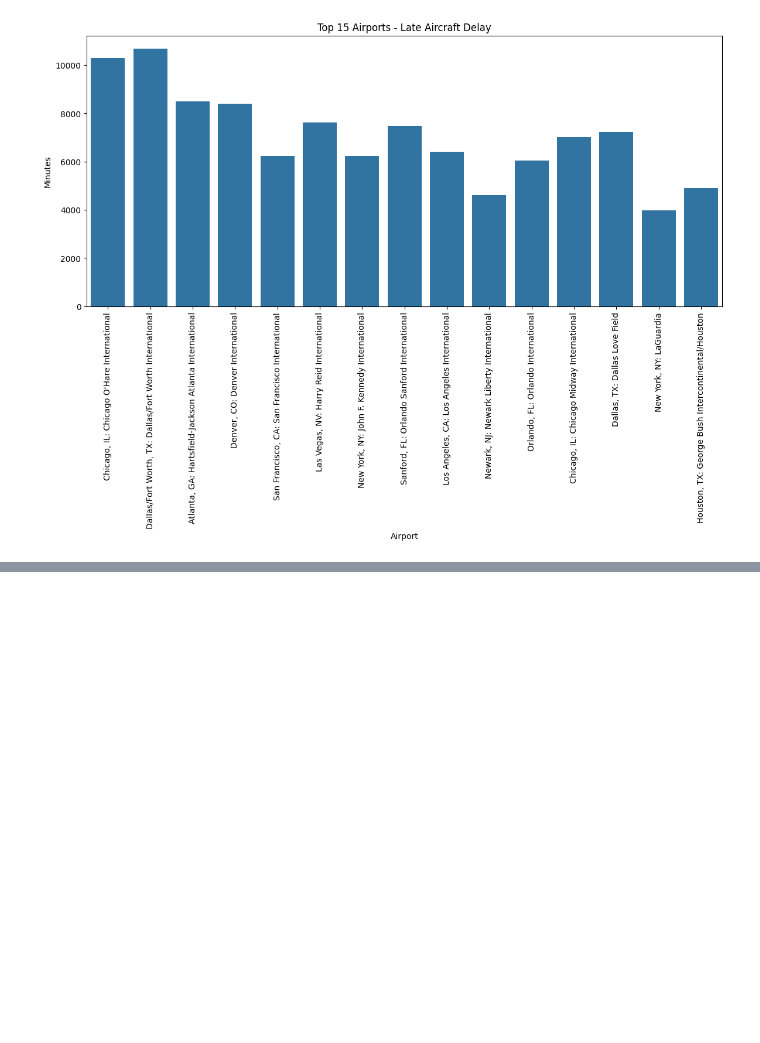
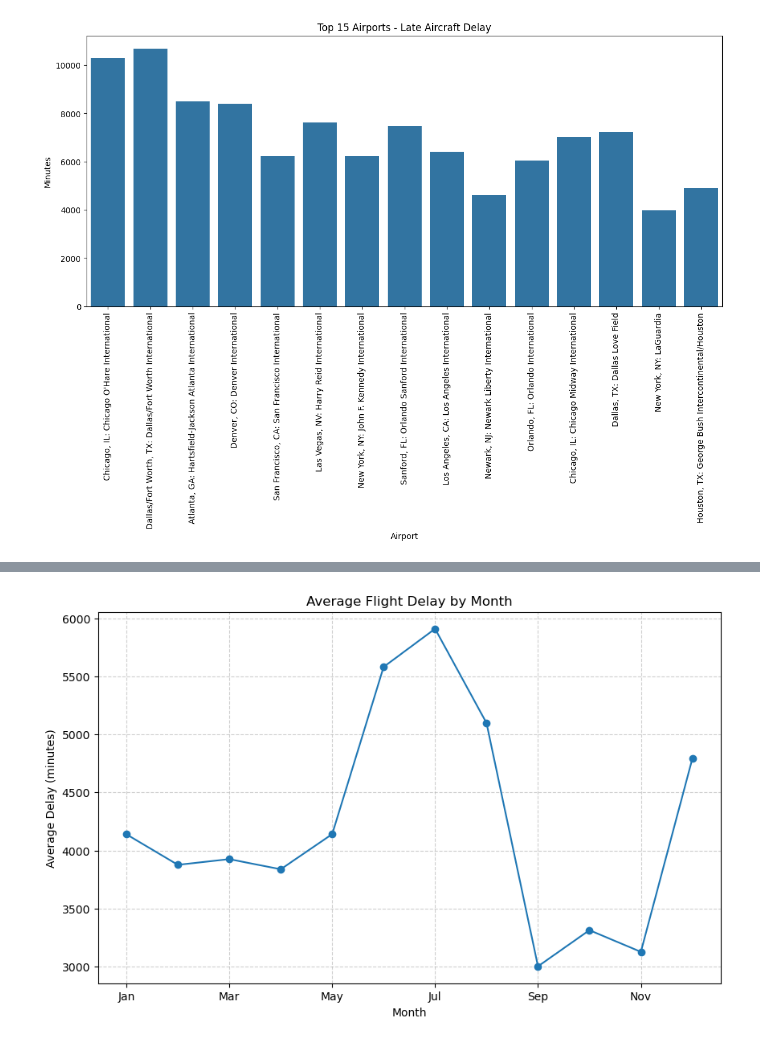
Before and after one commit to rayyan448/flight-delay-analysis, a Jupyter notebook: flight_analysis.ipynb, the cells around one changed output, grey strips where cells are left out. Saved outputs shown, nothing was run; the diff lists cells and outputs as text; code cells hidden in the pictures; blank space fills up the shorter version.

```diff
--- a/flight_analysis.ipynb
+++ b/flight_analysis.ipynb
@@ -791,0 +866,25 @@ plt.show()
+# %%
+import pandas as pd
+import matplotlib.pyplot as plt
+
+# Load dataset
+df = pd.read_csv("Airline_Delay_Cause.csv")
+
+# Create a datetime index from year + month
+df["DATE"] = pd.to_datetime(df["year"].astype(str) + "-" + df["month"].astype(str) + "-01")
+df.set_index("DATE", inplace=True)
+
+# Group by month across all years
+avg_delay_by_month = df.groupby(df.index.month)["arr_delay"].mean()
+avg_delay_by_month.index = ["Jan","Feb","Mar","Apr","May","Jun","Jul","Aug","Sep","Oct","Nov","Dec"]
+
+# Plot
+plt.figure(figsize=(10,6))
+avg_delay_by_month.plot(kind='line', marker='o')
+plt.title("Average Flight Delay by Month")
+plt.xlabel("Month")
+plt.ylabel("Average Delay (minutes)")
+plt.grid(True, linestyle="--", alpha=0.6)
+plt.show()
+# %% [output]
+[figure, added]
```
Also changed, not shown: parts of 2 cells of this notebook, 1 other file.
